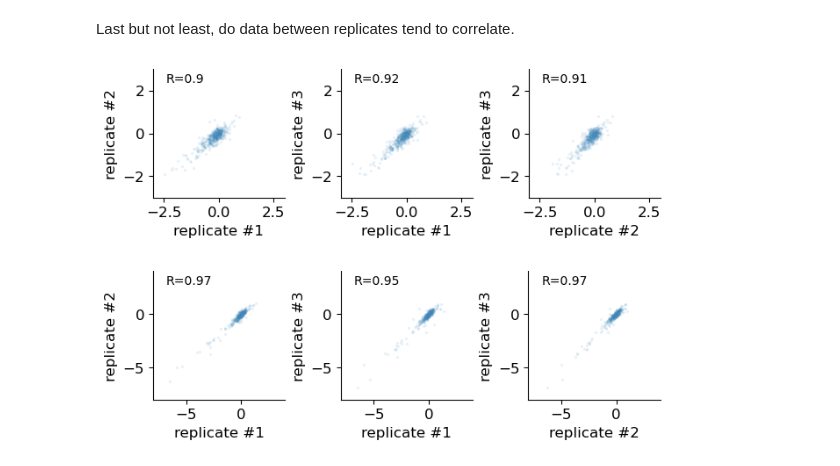
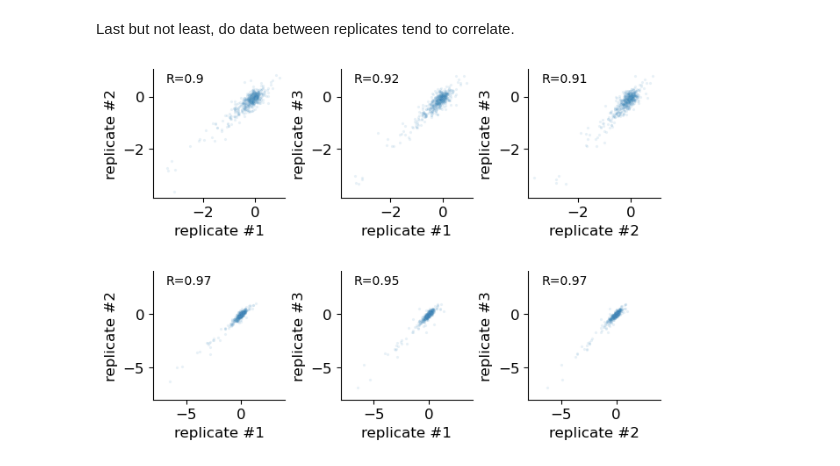
Before and after one commit to Russell-laboratory/NS2_sequence_specificity, a Jupyter notebook: Figures_sequencing.ipynb, the cells around one changed output. Cells and saved outputs as stored; diff of their text form; code cells hidden in the pictures.

```diff
--- a/Figures_sequencing.ipynb
+++ b/Figures_sequencing.ipynb
@@ -1179,36 +1179,36 @@ first = False
 pearsonVal = tempFrame[['1','2','3']].corr()
 row = 0
 while numRep < replicates:
     comparison = numRep + 1
 
     while comparison <= replicates:
         if not first:
             ax = g.add_subplot(spec[row, currCol])
             firstAx = ax
             first = True
         else:
             ax = g.add_subplot(spec[row,currCol], sharey = firstAx, sharex= firstAx)
 
         sns.scatterplot(data=tempFrame, x=str(numRep), y=str(comparison), alpha=0.1, palette=fluColors['PB1_vRNA'],
                         legend=False, ax=ax, rasterized=True, s=5)
         sns.despine()
         ax.set_ylabel('replicate #' + str(comparison))
         ax.set_xlabel('replicate #' + str(numRep))
-        ax.set_ylim(-3,3)
-        ax.set_xlim(-3,3)
+        #ax.set_ylim(-3,3)
+        #ax.set_xlim(-3,3)
         Rval = round(pearsonVal[str(numRep)].iloc[comparison-1],2)
         ax.text(0.1, 0.9, 'R=' + str(Rval), transform=ax.transAxes, fontsize = 10)
         comparison += 1
         currCol +=1
     ax = g.add_subplot(spec[row, currCol])
     ax.axis('off')
     numRep +=1
 
 
 
 plt.savefig(supFigDir + 'SNPPearsonNS2difference.pdf', format='pdf', bbox_inches = "tight")
 # %% [output]
-[figure, old version]
+[figure, new version]
 # %%
 height = 2
 width = 2
```
Also changed, not shown: parts of 11 cells of this notebook, 42 other files.
